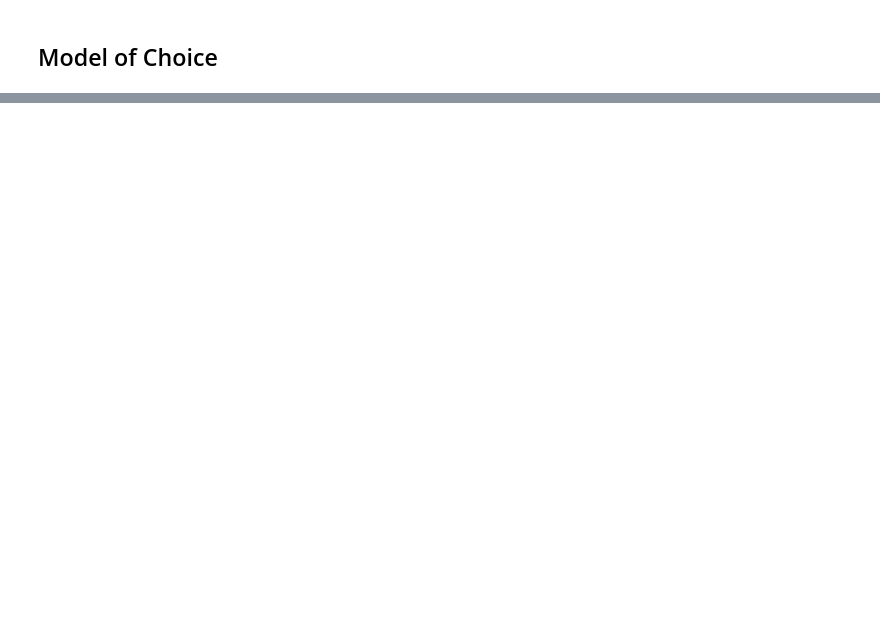
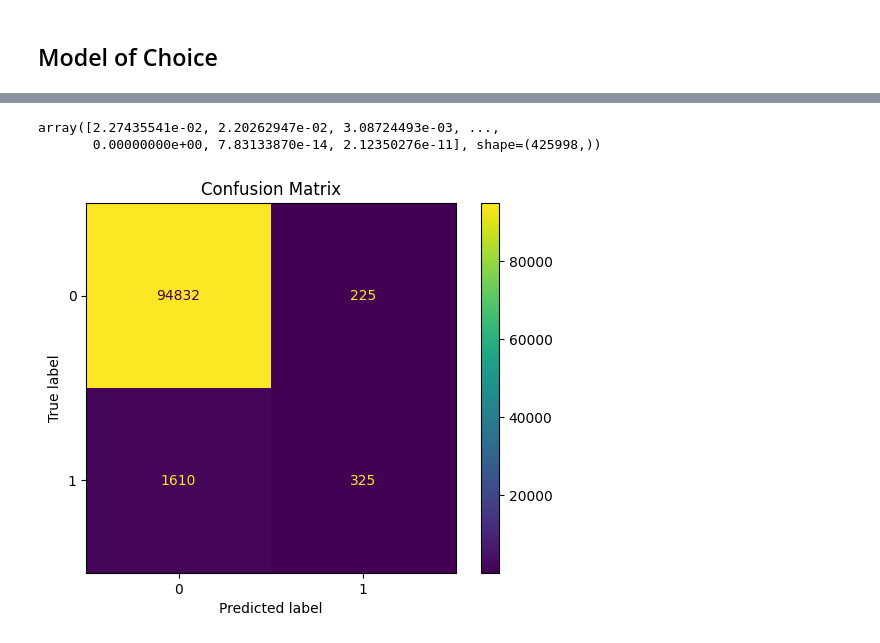
Before and after one commit to mollykstark/SIADS-Milestone-II, a Jupyter notebook: src/notebooks/supervised.ipynb, the cells around one changed output, grey strips where cells are left out. Saved outputs shown, nothing was run; the diff lists cells and outputs as text; code cells hidden in the pictures; blank space fills up the shorter version.

```diff
--- a/src/notebooks/supervised.ipynb
+++ b/src/notebooks/supervised.ipynb
@@ -166,5 +145,2 @@ ROC AUC Score: 0.526519142825163
 # %% [markdown]
 ## SMOTE
-# %%
-rfc = RandomForestClassifier(random_state=42)
-rfc.fit(X_train_resampled, y_train_resampled)
@@ -511,0 +433,27 @@ RandomForestClassifier(class_weight='balanced', max_depth=30,
+# %%
+# comment this cell out if importing model from pkl file
+
+rfc_smote_tuning = RandomForestClassifier(random_state=42)
+
+param_dist = {
+    'n_estimators': [100, 200],
+    'max_depth': [10, 20, None],
+    'min_samples_split': [2, 5, 10],
+    'min_samples_leaf': [1, 2, 5],
+    'max_features': ['sqrt']
+}
+
+rfc_smote_search = RandomizedSearchCV(
+    estimator=rfc_smote_tuning,
+    param_distributions=param_dist,
+    n_iter=20,
+    scoring=make_scorer(f1_score, average='macro'),
+    cv=3,
+    verbose=2,
+    random_state=42,
+    n_jobs=-1
+)
+
+rfc_smote_search.fit(X_train_resampled, y_train_resampled)
+
+# dump(rfc_cw_search, '../models/supervised/tuning/rfc_smote_search.pkl.lzma')
@@ -511,0 +462,5 @@ RandomForestClassifier(class_weight='balanced', max_depth=30,
+# %%
+smote_best_model = rfc_smote_search.best_estimator_
+smote_y_pred = smote_best_model.predict(X_test)
+print("Best Parameters:", rfc_smote_search.best_params_)
+print("Best F1 Score:", f1_score(y_test, smote_y_pred, average='macro'))
@@ -536,7 +513,15 @@ RandomForestClassifier(class_weight='balanced', max_depth=30,
+# %%
+# feature importance <- need to figure this out for before one hot encoding
+clf.feature_importances_
+# %% [output]
+array([2.27435541e-02, 2.20262947e-02, 3.08724493e-03, ...,
+       0.00000000e+00, 7.83133870e-14, 2.12350276e-11], shape=(425998,))
 # %%
-# cm = confusion_matrix(actual, predicted)
-# display = ConfusionMatrixDisplay(confusion_matrix=cm)
-# display.plot()
-# plt.title('Confusion Matrix')
-# plt.show()
+cm = confusion_matrix(y_test, smote_y_pred)
+display = ConfusionMatrixDisplay(confusion_matrix=cm)
+display.plot()
+plt.title('Confusion Matrix')
+plt.show()
+# %% [output]
+[figure, added]
 # %%
```
Also changed, not shown: parts of 50 cells of this notebook, 15 other files.
